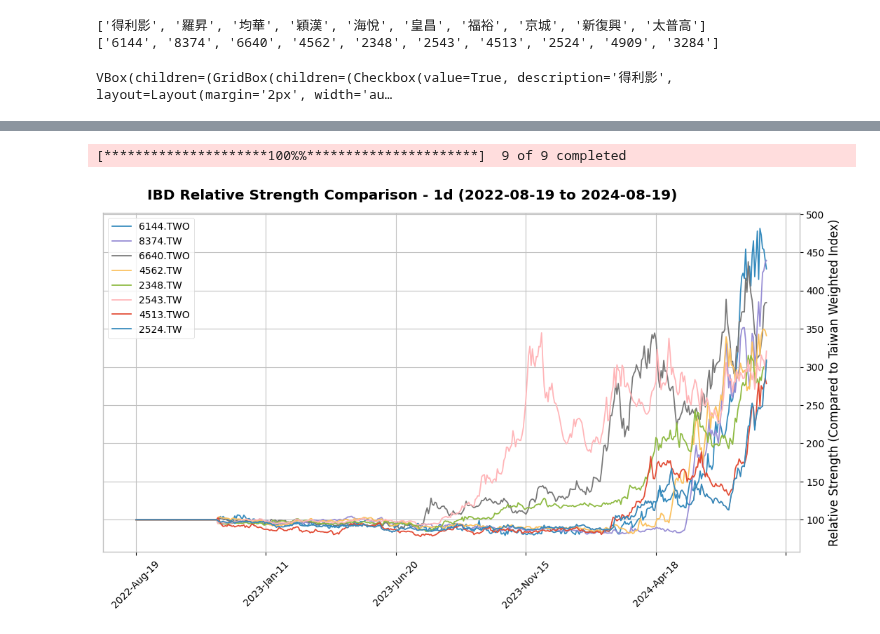
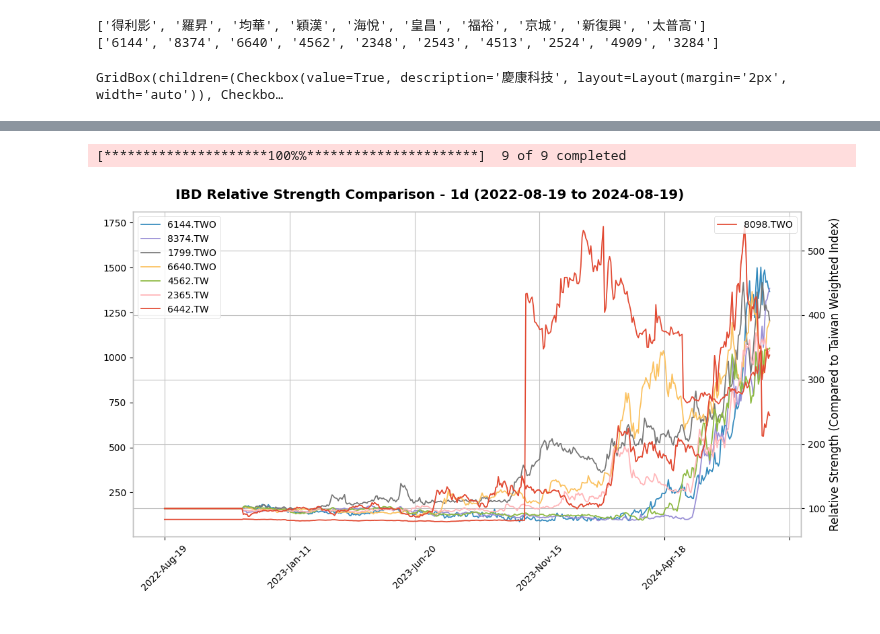
Before and after one commit to yorkjong/stock-reports, a Jupyter notebook: notebooks/ibd_reports.ipynb, the cells around one changed output, grey strips where cells are left out. Drawn from its saved outputs; the diff is of its cells as text; code cells hidden in the pictures.

```diff
--- a/notebooks/ibd_reports.ipynb
+++ b/notebooks/ibd_reports.ipynb
@@ -426,7 +426,7 @@ Date: 20240818
 ['6144', '8374', '6640', '4562', '2348', '2543', '4513', '2524', '4909', '3284']
 # %%
 # @title Step 4. Show the Comparison of RS Lines {"run":"auto"}
-source = "Step 3. Top Increasing RS" # @param ["Step 2. Top Percentile Items","Step 3. Top Increasing RS","Major Global Stock Indices"]
+source = "Step 2. Top Percentile Items" # @param ["Step 2. Top Percentile Items","Step 3. Top Increasing RS","Major Global Stock Indices"]
 period = "2y" # @param ["1y","2y","5y"]
 interval = "1d" # @param ["1d","1wk"]
 backend = "mplfinance" # @param ["mplfinance","Plotly"]
@@ -479,26 +479,9 @@ checkboxes = [
     for i, ticker in enumerate(available_tickers)
 ]
 
-# Arrange checkboxes in a grid layout using GridBox
 n_cols = 5  # Number of columns in the grid
-n_rows = (len(checkboxes) + n_cols - 1) // n_cols  # Number of rows required
 
-# Ensure all rows have the same number of columns
-grid_items = [checkboxes[i:i + n_cols] for i in range(0, len(checkboxes), n_cols)]
-
-# Fill any remaining cells with dummy widgets
-for row in grid_items:
-    while len(row) < n_cols:
-        row.append(widgets.Label())  # Use Label as placeholder
-
-# Ensure the number of rows is correct
-while len(grid_items) < n_rows:
-    grid_items.append([widgets.Label()] * n_cols)  # Add empty rows if necessary
-
-# Flatten the grid_items list
-flat_grid_items = [item for sublist in grid_items for item in sublist]
-
-checkbox_grid = widgets.GridBox(flat_grid_items, layout=widgets.Layout(
+checkbox_grid = widgets.GridBox(checkboxes, layout=widgets.Layout(
     width='auto',
     grid_template_columns=f'repeat({n_cols}, 1fr)',
     grid_gap='10px'
@@ -507,11 +490,8 @@ checkbox_grid = widgets.GridBox(flat_grid_items, layout=widgets.Layout(
 # Button to confirm selection and plot
 button = widgets.Button(description="Generate Plot")
 
-# Create final layout combining grid and controls
-layout = widgets.VBox([checkbox_grid, button])
-
 # Display UI elements
-display(layout)
+display(checkbox_grid, button)
 
 def get_selected_stocks():
     selected_stocks = [checkbox.description for checkbox in checkboxes if checkbox.value]
@@ -546,4 +526,4 @@ def on_button_click(b):
 
 button.on_click(on_button_click)
 # %% [output]
-VBox(children=(GridBox(children=(Checkbox(value=True, description='得利影', layout=Layout(margin='2px', width='au…
+GridBox(children=(Checkbox(value=True, description='慶康科技', layout=Layout(margin='2px', width='auto')), Checkbo…
@@ -550,2 +531,2 @@ VBox(children=(GridBox(children=(Checkbox(value=True, description='得利影', l
 [*********************100%%**********************]  9 of 9 completed
-[figure, old version]
+[figure, new version]
```
Also changed, not shown: parts of 2 cells of this notebook.
